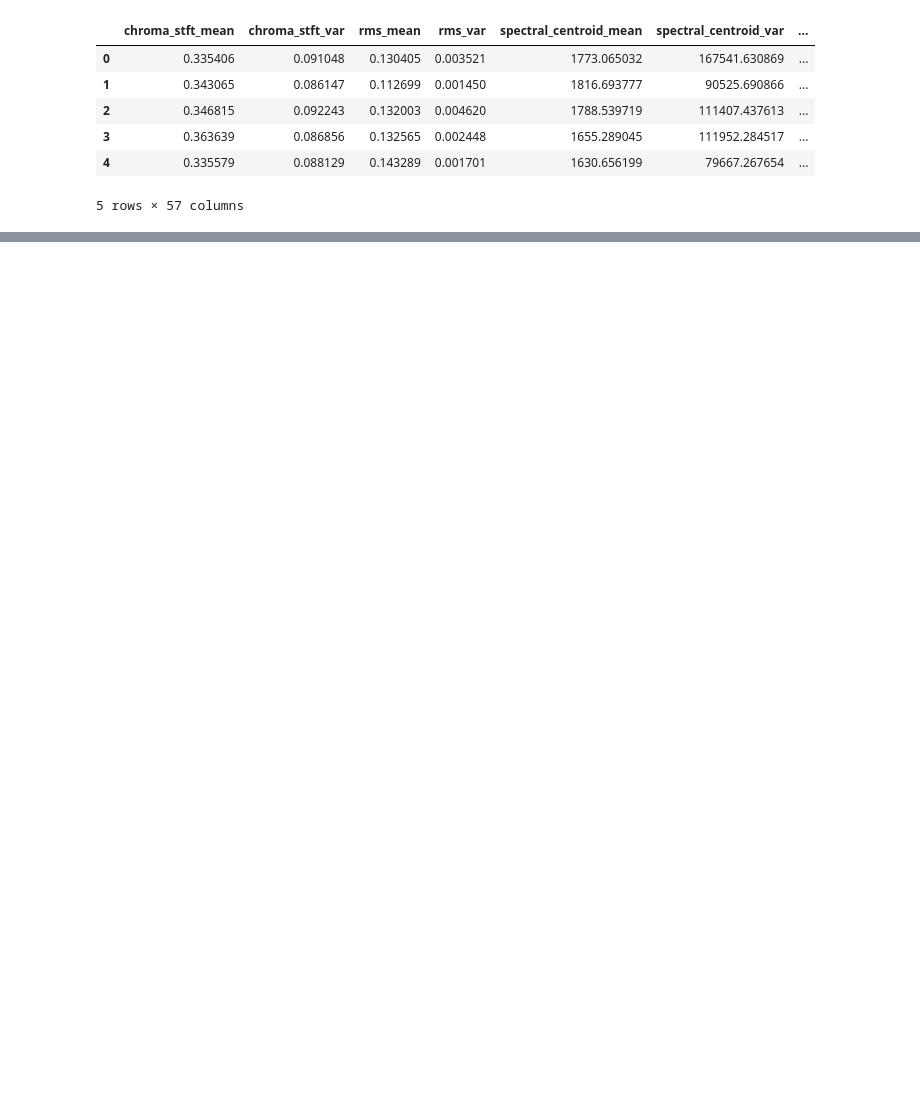
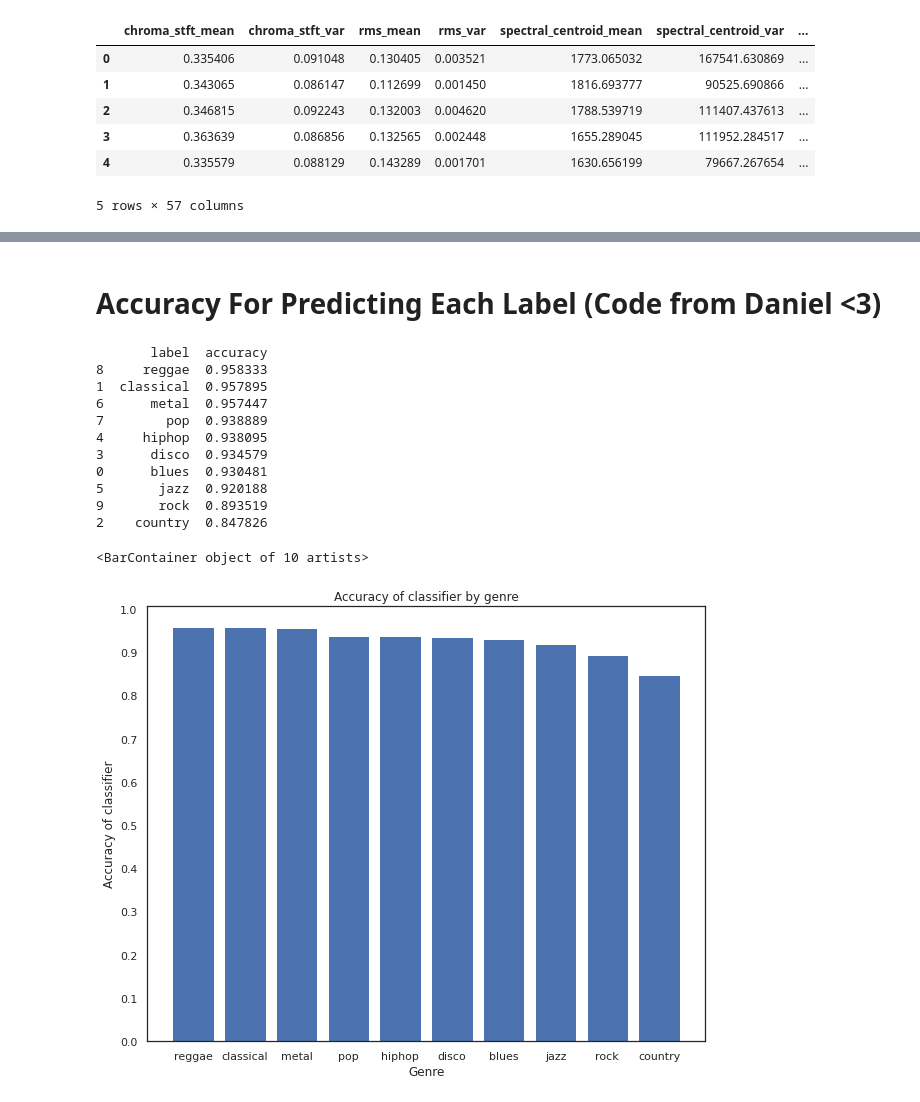
Before and after one commit to the-data-science-union/DSU-F2021-MGC, a Jupyter notebook: Modelling/ethan-KNN.ipynb, the cells around one changed output, grey strips where cells are left out. Cells and saved outputs as stored; diff of their text form; code cells hidden in the pictures; blank space fills up the shorter version.

```diff
--- a/Modelling/ethan-KNN.ipynb
+++ b/Modelling/ethan-KNN.ipynb
@@ -39,0 +119,32 @@ features_scaled_df.head()
+# %% [markdown]
+# Accuracy For Predicting Each Label (Code from Daniel <3)
+# %%
+diag_entries = [confusion_mat[i,i] for i in range(len(confusion_mat))]
+class_accuracy = diag_entries / np.sum(confusion_mat, axis=0)
+label_names = list(label_map.keys())
+
+acc_df = pd.DataFrame({'label':label_names, 'accuracy':class_accuracy})
+acc_df = acc_df.sort_values(by='accuracy', ascending=False)
+print(acc_df)
+
+plt.xlabel('Genre')
+plt.ylabel('Accuracy of classifier')
+
+plt.yticks(np.arange(0,1.05,step=0.1))
+
+plt.title('Accuracy of classifier by genre')
+plt.bar(acc_df['label'], acc_df['accuracy'])
+# %% [output]
+       label  accuracy
+8     reggae  0.958333
+1  classical  0.957895
+6      metal  0.957447
+7        pop  0.938889
+4     hiphop  0.938095
+3      disco  0.934579
+0      blues  0.930481
+5       jazz  0.920188
+9       rock  0.893519
+2    country  0.847826
+<BarContainer object of 10 artists>
+[figure, added]
```
Also changed, not shown: parts of 18 cells of this notebook.
